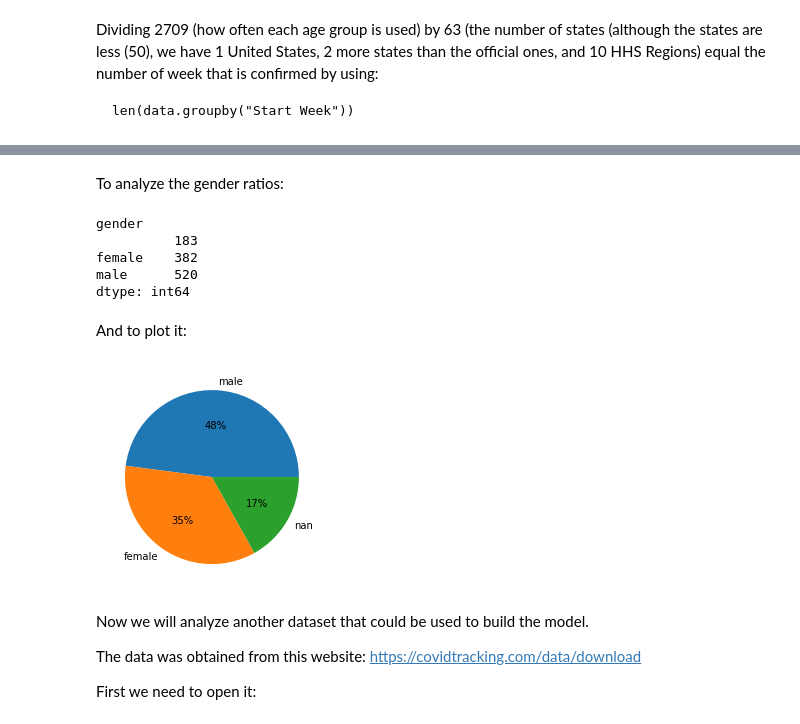
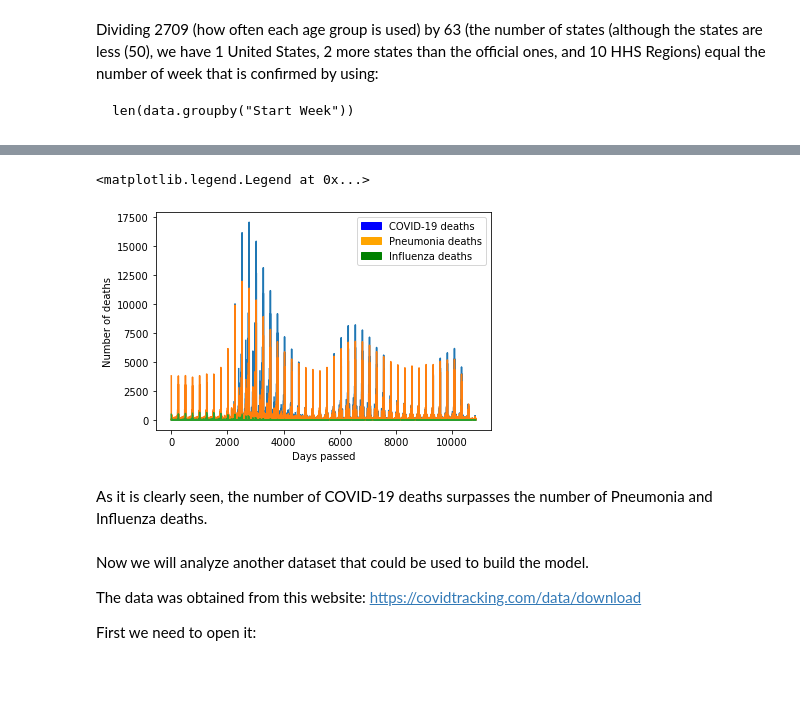
Before and after one commit to SamuelAlves96/DataScience4Covid19, a Jupyter notebook: trabalho_sib_covid.ipynb, the cells around one changed output, grey strips where cells are left out. Saved outputs shown, nothing was run; the diff lists cells and outputs as text; code cells hidden in the pictures; blank space fills up the shorter version.

```diff
--- a/trabalho_sib_covid.ipynb
+++ b/trabalho_sib_covid.ipynb
@@ -276,22 +194,31 @@ new_data.head()
-# %% [markdown]
-To analyze the gender ratios:
-# %%
-new_data.groupby("gender").size()
-# %% [output]
-gender
-          183
-female    382
-male      520
-dtype: int64
-# %% [markdown]
-And to plot it:
-# %%
-mf = ['male','female','nan']
-frac = [520,382,183]
-plt.pie(frac,labels=mf,autopct='%.0f%%')
-plt.show()
-# %% [output]
-[figure, removed]
+# %%
+covid_death = list(data['COVID-19 Deaths'])
+number = len(covid_death)
+index = [num for num in range(number)]
+plt.plot(index, covid_death)
+
+
+
+pneumonia_death = list(data['Pneumonia Deaths'])
+plt.plot( index, pneumonia_death)
+
+influzenza_death = list(data['Influenza Deaths'])
+plt.plot( index, influzenza_death)
+
+plt.xlabel("Days passed")
+plt.ylabel("Number of deaths")
+
+
+
+blue = mpatches.Patch(color='blue', label='COVID-19 deaths')
+orange = mpatches.Patch(color='orange', label='Pneumonia deaths')
+green = mpatches.Patch(color='green', label='Influenza deaths')
+plt.legend(handles=[blue,orange,green])
+# %% [output]
+<matplotlib.legend.Legend at 0x...>
+[figure, added]
+# %% [markdown]
+As it is clearly seen, the number of COVID-19 deaths surpasses the number of Pneumonia and Influenza deaths.
 # %% [markdown]
 Now we will analyze another dataset that could be used to build the model.
 
```
Also changed, not shown: parts of 31 cells of this notebook.
